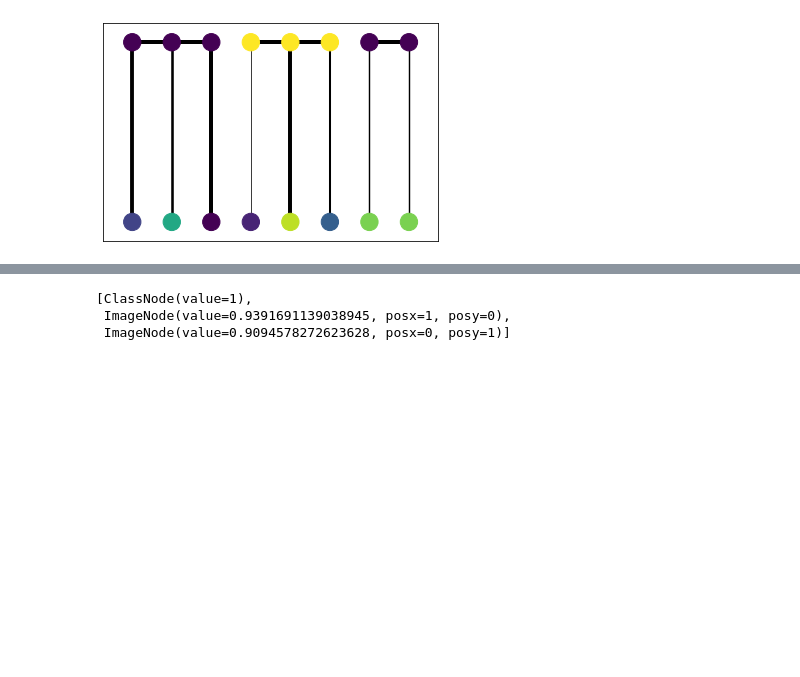
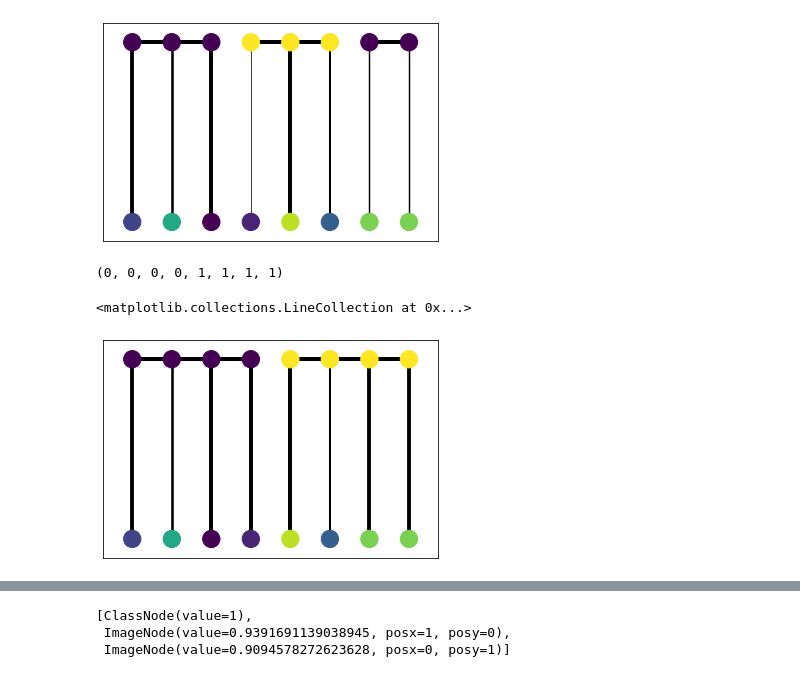
Before and after one commit to emillma/TTK8102_mrf, a Jupyter notebook: src/mrf/graph_cut.ipynb, the cells around one changed output, grey strips where cells are left out. Drawn from its saved outputs; the diff is of its cells as text; code cells hidden in the pictures; blank space fills up the shorter version.

```diff
--- a/src/mrf/graph_cut.ipynb
+++ b/src/mrf/graph_cut.ipynb
@@ -87,6 +97,38 @@ nx.draw_networkx_edges(graph, node_pos, graph.edges, width=edge_witdh)
 # %% [output]
 <matplotlib.collections.LineCollection at 0x...>
 [figure]
+# %%
+def brute_force_1d(img_node, weight=1):
+    best_guess = (0, None, None)
+    for guess in product(*[[0,1]]*len(image_values)):
+        segmentation_nodes = [SegmentationNode(c, i, 1)
+                            for i, c in enumerate(guess)]
+        g = nx.Graph()
+        for img_node, seg_node in zip(image_nodes, segmentation_nodes):
+            g.add_edge(seg_node, img_node,
+                        capacity=similarity_energy(seg_node, img_node))
+
+        for seg1, seg2 in zip(segmentation_nodes[:-1], segmentation_nodes[1:]):
+            g.add_edge(seg1, seg2,
+                        capacity=edge_energy(seg1.value, seg2.value, weight))
+        score = sum([edge[2]['capacity'] for edge in g.edges(data=True)])
+        best_guess = best_guess if best_guess[0] > score else (score, guess, g)
+    return best_guess
+
+score, classes, graph = brute_force_1d(image_nodes)
+print(classes)
+nodelist = graph.nodes
+edges = graph.edges(data=True)
+edge_witdh = [4*edge[2]['capacity'] for edge in edges]
+
+nx.draw_networkx_nodes(graph, get_posdict(nodelist), nodelist,
+                       node_color=[n.value for n in nodelist])
+nx.draw_networkx_edges(graph, get_posdict(nodelist),
+                       graph.edges, width=edge_witdh)
+# %% [output]
+(0, 0, 0, 0, 1, 1, 1, 1)
+<matplotlib.collections.LineCollection at 0x...>
+[figure, added]
 # %%
 class_0 = ClassNode(0)
 class_1 = ClassNode(1)
```
Also changed, not shown: parts of 6 cells of this notebook.
